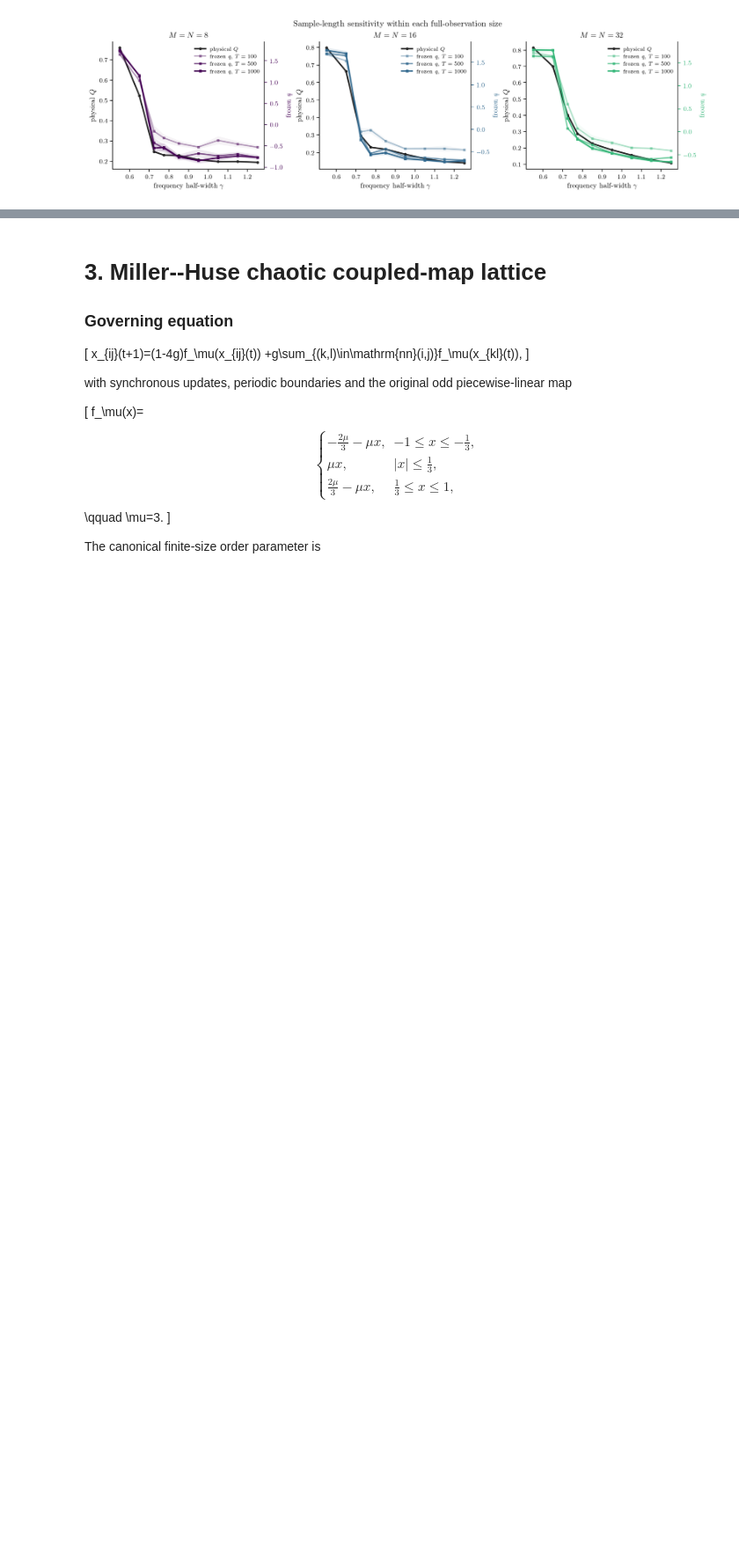
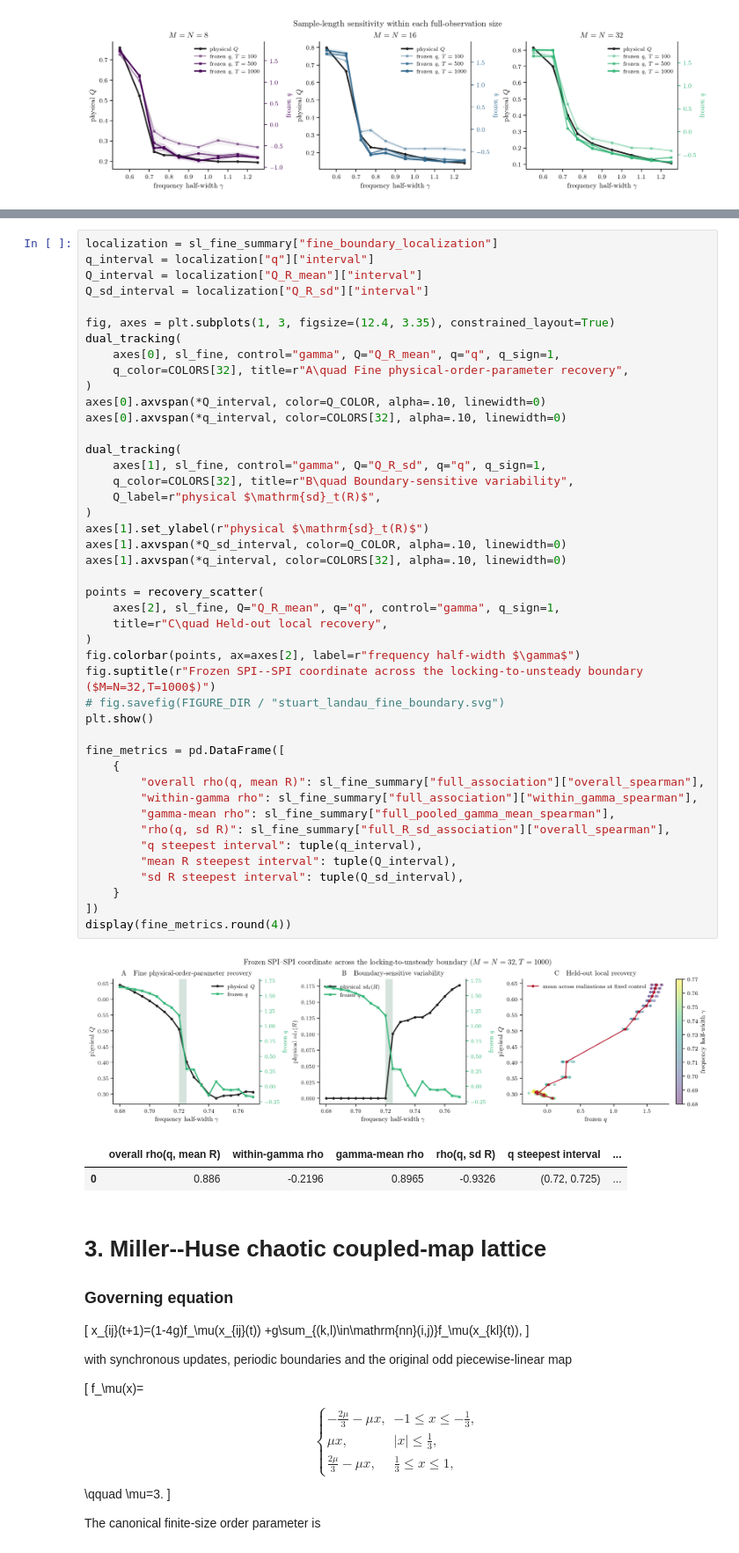
Before and after one commit to willedibam/mts-spi-study-cluster, a Jupyter notebook: notebooks/inference/order-parameter-benchmark-comparison.ipynb, the cells around one changed output, grey strips where cells are left out. Shown at 88% size. Saved outputs shown, nothing was run; the diff lists cells and outputs as text; blank space fills up the shorter version.

```diff
--- a/notebooks/inference/order-parameter-benchmark-comparison.ipynb
+++ b/notebooks/inference/order-parameter-benchmark-comparison.ipynb
@@ -359,3 +374,51 @@ plt.show()
+# %%
+localization = sl_fine_summary["fine_boundary_localization"]
+q_interval = localization["q"]["interval"]
+Q_interval = localization["Q_R_mean"]["interval"]
+Q_sd_interval = localization["Q_R_sd"]["interval"]
+
+fig, axes = plt.subplots(1, 3, figsize=(12.4, 3.35), constrained_layout=True)
+dual_tracking(
+    axes[0], sl_fine, control="gamma", Q="Q_R_mean", q="q", q_sign=1,
+    q_color=COLORS[32], title=r"A\quad Fine physical-order-parameter recovery",
+)
+axes[0].axvspan(*Q_interval, color=Q_COLOR, alpha=.10, linewidth=0)
+axes[0].axvspan(*q_interval, color=COLORS[32], alpha=.10, linewidth=0)
+
+dual_tracking(
+    axes[1], sl_fine, control="gamma", Q="Q_R_sd", q="q", q_sign=1,
+    q_color=COLORS[32], title=r"B\quad Boundary-sensitive variability",
+    Q_label=r"physical $\mathrm{sd}_t(R)$",
+)
+axes[1].set_ylabel(r"physical $\mathrm{sd}_t(R)$")
+axes[1].axvspan(*Q_sd_interval, color=Q_COLOR, alpha=.10, linewidth=0)
+axes[1].axvspan(*q_interval, color=COLORS[32], alpha=.10, linewidth=0)
+
+points = recovery_scatter(
+    axes[2], sl_fine, Q="Q_R_mean", q="q", control="gamma", q_sign=1,
+    title=r"C\quad Held-out local recovery",
+)
+fig.colorbar(points, ax=axes[2], label=r"frequency half-width $\gamma$")
+fig.suptitle(r"Frozen SPI--SPI coordinate across the locking-to-unsteady boundary ($M=N=32,T=1000$)")
+# fig.savefig(FIGURE_DIR / "stuart_landau_fine_boundary.svg")
+plt.show()
+
+fine_metrics = pd.DataFrame([
+    {
+        "overall rho(q, mean R)": sl_fine_summary["full_association"]["overall_spearman"],
+        "within-gamma rho": sl_fine_summary["full_association"]["within_gamma_spearman"],
+        "gamma-mean rho": sl_fine_summary["full_pooled_gamma_mean_spearman"],
+        "rho(q, sd R)": sl_fine_summary["full_R_sd_association"]["overall_spearman"],
+        "q steepest interval": tuple(q_interval),
+        "mean R steepest interval": tuple(Q_interval),
+        "sd R steepest interval": tuple(Q_sd_interval),
+    }
+])
+display(fine_metrics.round(4))
+# %% [output]
+[figure, added]
+|  | overall rho(q, mean R) | within-gamma rho | gamma-mean rho | rho(q, sd R) | q steepest interval | ... |
+| 0 | 0.886 | -0.2196 | 0.8965 | -0.9326 | (0.72, 0.725) | ... |
 # %% [markdown]
 # 3. Miller--Huse chaotic coupled-map lattice
 
```
Also changed, not shown: parts of 4 cells of this notebook, 6 other files.
